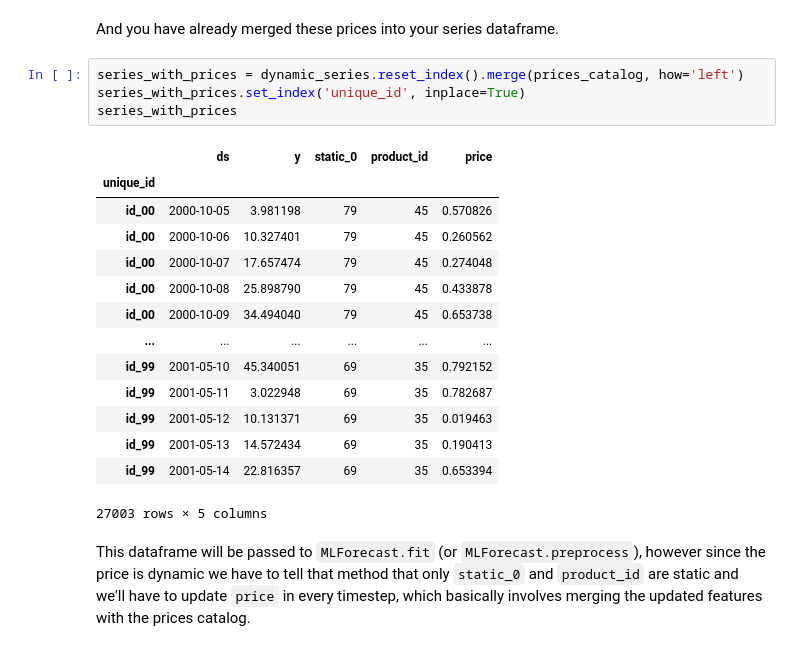
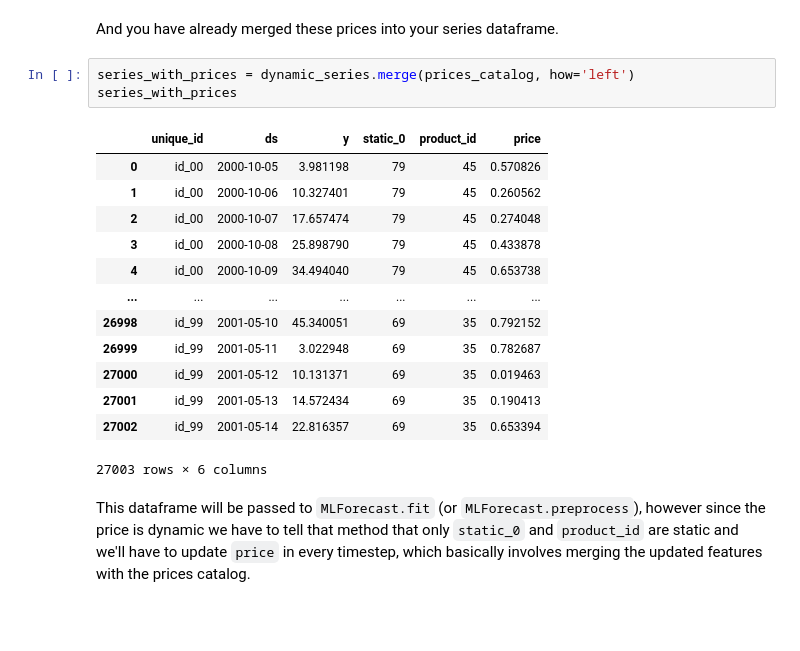
Before and after one commit to Nixtla/mlforecast, a Jupyter notebook: nbs/forecast.ipynb, the cells around one changed output. Cells and saved outputs as stored; diff of their text form; blank space fills up the shorter version.

Commit message:
remove id_col='index'

```diff
--- a/nbs/forecast.ipynb
+++ b/nbs/forecast.ipynb
@@ -1202,24 +1404,22 @@ prices_catalog
 # %% [markdown]
 And you have already merged these prices into your series dataframe.
 # %%
-series_with_prices = dynamic_series.reset_index().merge(prices_catalog, how='left')
-series_with_prices.set_index('unique_id', inplace=True)
+series_with_prices = dynamic_series.merge(prices_catalog, how='left')
 series_with_prices
 # %% [output]
-|  | ds | y | static_0 | product_id | price |
-| unique_id |  |  |  |  |  |
-| id_00 | 2000-10-05 | 3.981198 | 79 | 45 | 0.570826 |
-| id_00 | 2000-10-06 | 10.327401 | 79 | 45 | 0.260562 |
-| id_00 | 2000-10-07 | 17.657474 | 79 | 45 | 0.274048 |
-| id_00 | 2000-10-08 | 25.898790 | 79 | 45 | 0.433878 |
-| id_00 | 2000-10-09 | 34.494040 | 79 | 45 | 0.653738 |
-| ... | ... | ... | ... | ... | ... |
-| id_99 | 2001-05-10 | 45.340051 | 69 | 35 | 0.792152 |
-| id_99 | 2001-05-11 | 3.022948 | 69 | 35 | 0.782687 |
-| id_99 | 2001-05-12 | 10.131371 | 69 | 35 | 0.019463 |
-| id_99 | 2001-05-13 | 14.572434 | 69 | 35 | 0.190413 |
-| id_99 | 2001-05-14 | 22.816357 | 69 | 35 | 0.653394 |
+|  | unique_id | ds | y | static_0 | product_id | price |
+| 0 | id_00 | 2000-10-05 | 3.981198 | 79 | 45 | 0.570826 |
+| 1 | id_00 | 2000-10-06 | 10.327401 | 79 | 45 | 0.260562 |
+| 2 | id_00 | 2000-10-07 | 17.657474 | 79 | 45 | 0.274048 |
+| 3 | id_00 | 2000-10-08 | 25.898790 | 79 | 45 | 0.433878 |
+| 4 | id_00 | 2000-10-09 | 34.494040 | 79 | 45 | 0.653738 |
+| ... | ... | ... | ... | ... | ... | ... |
+| 26998 | id_99 | 2001-05-10 | 45.340051 | 69 | 35 | 0.792152 |
+| 26999 | id_99 | 2001-05-11 | 3.022948 | 69 | 35 | 0.782687 |
+| 27000 | id_99 | 2001-05-12 | 10.131371 | 69 | 35 | 0.019463 |
+| 27001 | id_99 | 2001-05-13 | 14.572434 | 69 | 35 | 0.190413 |
+| 27002 | id_99 | 2001-05-14 | 22.816357 | 69 | 35 | 0.653394 |
-27003 rows × 5 columns
+27003 rows × 6 columns
 # %% [markdown]
 This dataframe will be passed to `MLForecast.fit` (or `MLForecast.preprocess`), however since the price is dynamic we have to tell that method that only `static_0` and `product_id` are static and we'll have to update `price` in every timestep, which basically involves merging the updated features with the prices catalog.
 # %%
```
Also changed, not shown: parts of 34 cells of this notebook, 17 other files.
